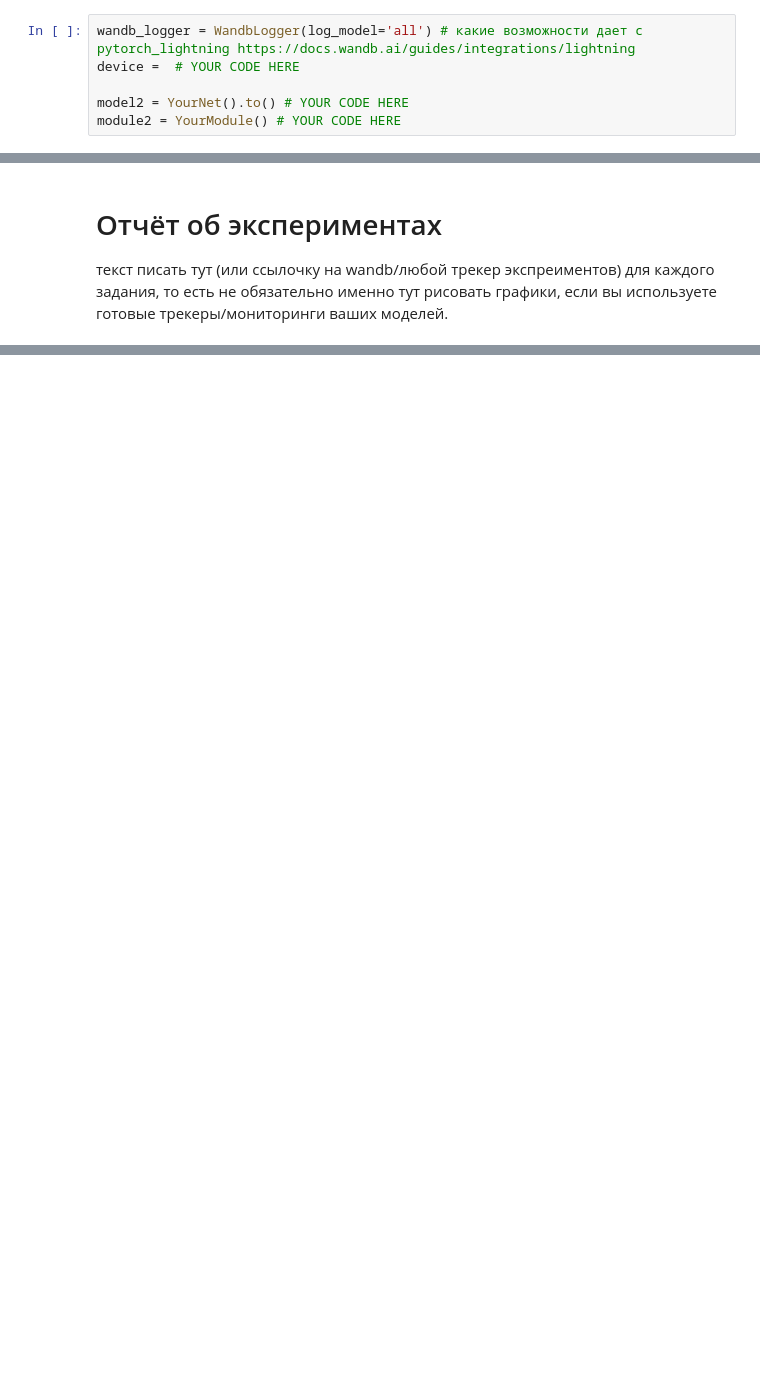
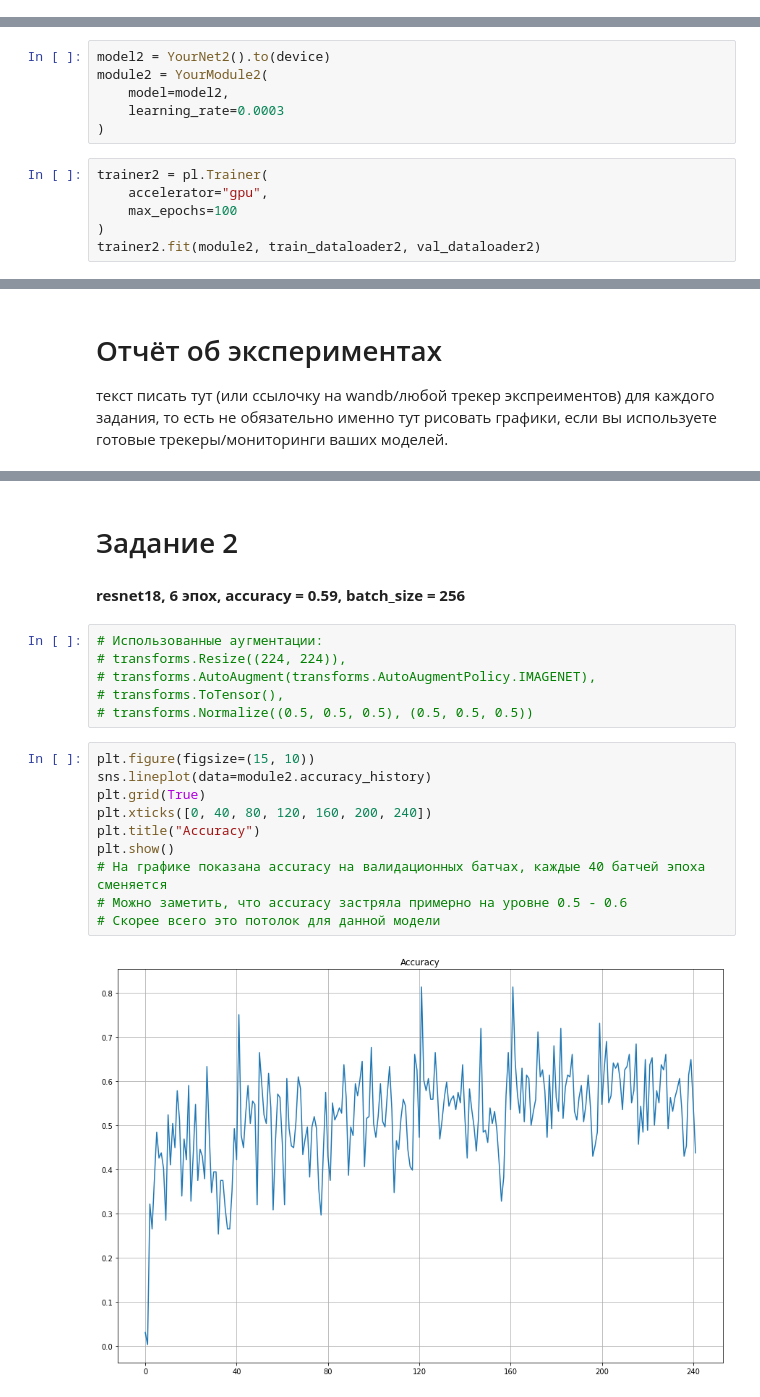
Before and after one commit to nnndk/DL_Homeworks, a Jupyter notebook: hw2/hw2.ipynb, the cells around one changed output, grey strips where cells are left out. Saved outputs shown, nothing was run; the diff lists cells and outputs as text; blank space fills up the shorter version.

```diff
--- a/hw2/hw2.ipynb
+++ b/hw2/hw2.ipynb
@@ -430,6 +467,0 @@ class YourModule(pl.LightningModule):
-# %%
-wandb_logger = WandbLogger(log_model='all') # какие возможности дает с pytorch_lightning https://docs.wandb.ai/guides/integrations/lightning
-device =  # YOUR CODE HERE
-
-model2 = YourNet().to() # YOUR CODE HERE
-module2 = YourModule() # YOUR CODE HERE
@@ -439,3 +511,15 @@ trainer.fit()  # YOUR CODE HERE
+# %%
+model2 = YourNet2().to(device)
+module2 = YourModule2(
+    model=model2,
+    learning_rate=0.0003
+)
+# %%
+trainer2 = pl.Trainer(
+    accelerator="gpu",
+    max_epochs=100
+)
+trainer2.fit(module2, train_dataloader2, val_dataloader2)
 # %% [markdown]
 ### Валидация результатов задания
 # %%
@@ -449,0 +552,22 @@ print(f"Оценка за это задание составит {np.clip(10 * (
+# %% [markdown]
+# Задание 2
+# %% [markdown]
+**resnet18, 6 эпох, accuracy = 0.59, batch_size = 256**
+# %%
+# Использованные аугментации:
+# transforms.Resize((224, 224)),
+# transforms.AutoAugment(transforms.AutoAugmentPolicy.IMAGENET),
+# transforms.ToTensor(),
+# transforms.Normalize((0.5, 0.5, 0.5), (0.5, 0.5, 0.5))
+# %%
+plt.figure(figsize=(15, 10))
+sns.lineplot(data=module2.accuracy_history)
+plt.grid(True)
+plt.xticks([0, 40, 80, 120, 160, 200, 240])
+plt.title("Accuracy")
+plt.show()
+# На графике показана accuracy на валидационных батчах, каждые 40 батчей эпоха сменяется
+# Можно заметить, что accuracy застряла примерно на уровне 0.5 - 0.6
+# Скорее всего это потолок для данной модели
+# %% [output]
+[figure, added]
```
Also changed, not shown: parts of 26 cells of this notebook.
